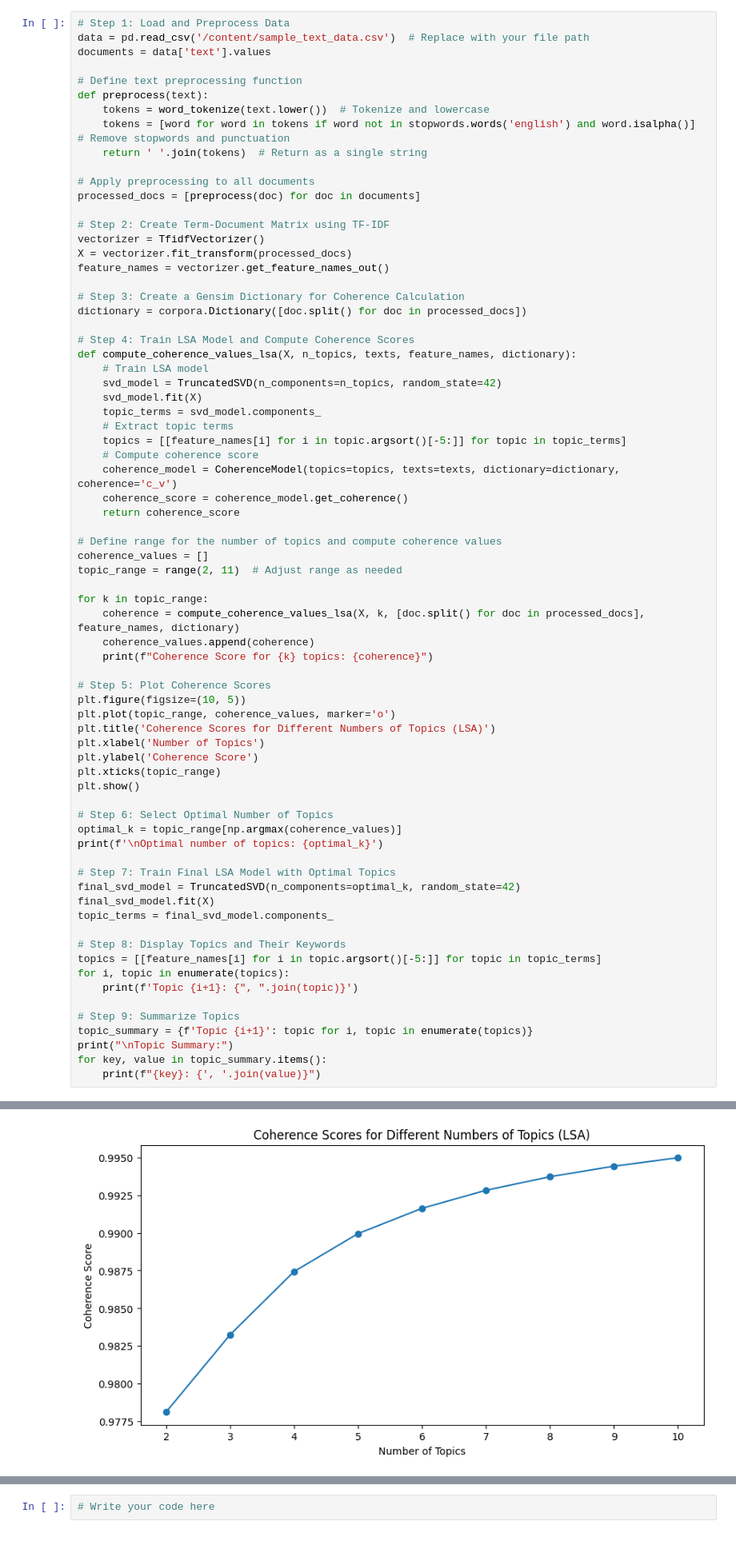
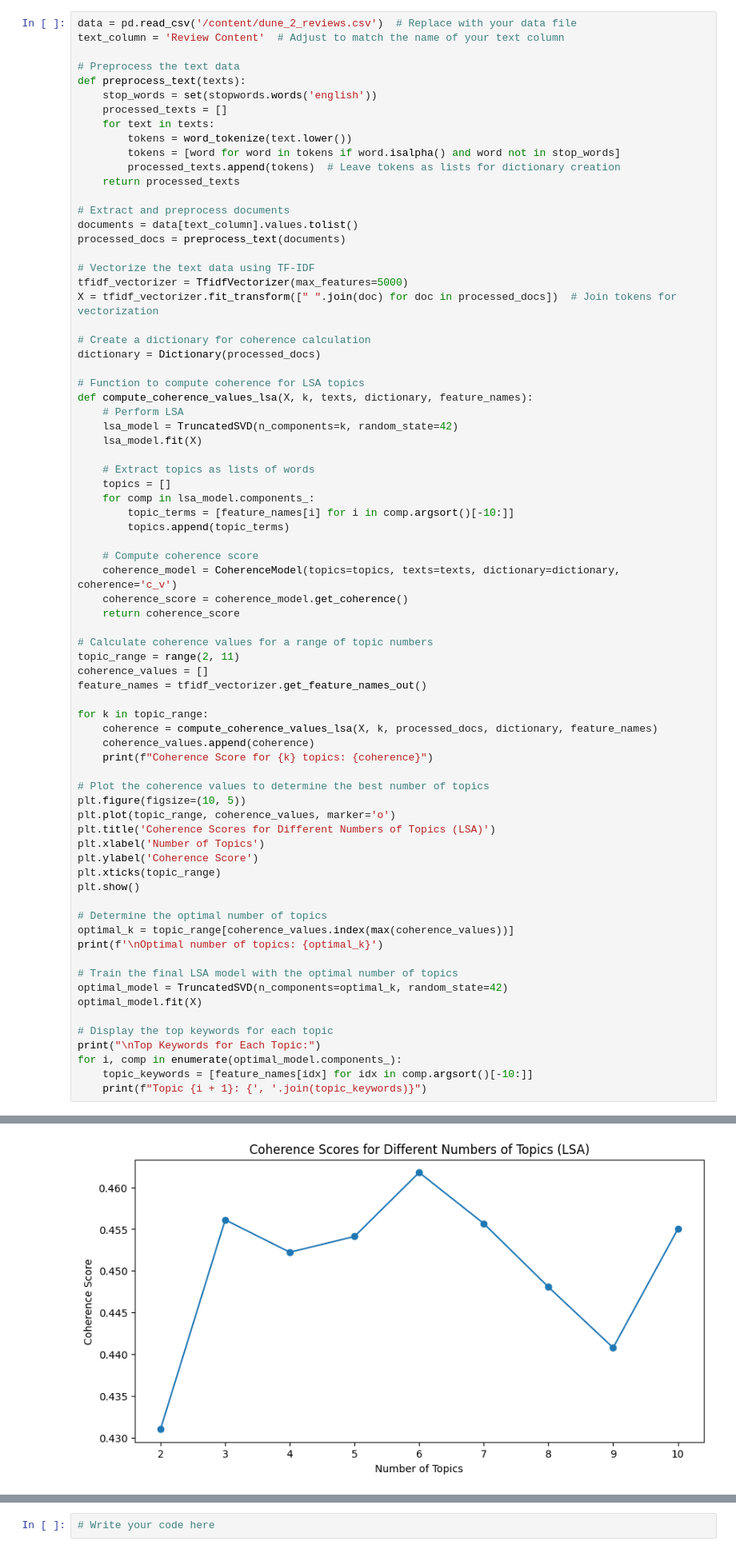
Before and after one commit to Vinuthna06reddy/VinuthnaReddy_INFO5731_FALL2024, a Jupyter notebook: INFO5731_Exercise_4_Updated.ipynb, the cells around one changed output, grey strips where cells are left out. Shown: that part at 80% size. Saved outputs shown, nothing was run; the diff lists cells and outputs as text.

```diff
--- a/INFO5731_Exercise_4_Updated.ipynb
+++ b/INFO5731_Exercise_4_Updated.ipynb
@@ -163,48 +202,56 @@ True
 # %%
-# Step 1: Load and Preprocess Data
-data = pd.read_csv('/content/sample_text_data.csv')  # Replace with your file path
-documents = data['text'].values
+data = pd.read_csv('/content/dune_2_reviews.csv')  # Replace with your data file
+text_column = 'Review Content'  # Adjust to match the name of your text column
 
-# Define text preprocessing function
-def preprocess(text):
-    tokens = word_tokenize(text.lower())  # Tokenize and lowercase
-    tokens = [word for word in tokens if word not in stopwords.words('english') and word.isalpha()]  # Remove stopwords and punctuation
-    return ' '.join(tokens)  # Return as a single string
+# Preprocess the text data
+def preprocess_text(texts):
+    stop_words = set(stopwords.words('english'))
+    processed_texts = []
+    for text in texts:
+        tokens = word_tokenize(text.lower())
+        tokens = [word for word in tokens if word.isalpha() and word not in stop_words]
+        processed_texts.append(tokens)  # Leave tokens as lists for dictionary creation
+    return processed_texts
 
-# Apply preprocessing to all documents
-processed_docs = [preprocess(doc) for doc in documents]
+# Extract and preprocess documents
+documents = data[text_column].values.tolist()
+processed_docs = preprocess_text(documents)
 
-# Step 2: Create Term-Document Matrix using TF-IDF
-vectorizer = TfidfVectorizer()
-X = vectorizer.fit_transform(processed_docs)
-feature_names = vectorizer.get_feature_names_out()
+# Vectorize the text data using TF-IDF
+tfidf_vectorizer = TfidfVectorizer(max_features=5000)
+X = tfidf_vectorizer.fit_transform([" ".join(doc) for doc in processed_docs])  # Join tokens for vectorization
 
-# Step 3: Create a Gensim Dictionary for Coherence Calculation
-dictionary = corpora.Dictionary([doc.split() for doc in processed_docs])
+# Create a dictionary for coherence calculation
+dictionary = Dictionary(processed_docs)
 
-# Step 4: Train LSA Model and Compute Coherence Scores
-def compute_coherence_values_lsa(X, n_topics, texts, feature_names, dictionary):
-    # Train LSA model
-    svd_model = TruncatedSVD(n_components=n_topics, random_state=42)
-    svd_model.fit(X)
-    topic_terms = svd_model.components_
-    # Extract topic terms
-    topics = [[feature_names[i] for i in topic.argsort()[-5:]] for topic in topic_terms]
+# Function to compute coherence for LSA topics
+def compute_coherence_values_lsa(X, k, texts, dictionary, feature_names):
+    # Perform LSA
+    lsa_model = TruncatedSVD(n_components=k, random_state=42)
+    lsa_model.fit(X)
+
+    # Extract topics as lists of words
+    topics = []
+    for comp in lsa_model.components_:
+        topic_terms = [feature_names[i] for i in comp.argsort()[-10:]]
+        topics.append(topic_terms)
+
     # Compute coherence score
     coherence_model = CoherenceModel(topics=topics, texts=texts, dictionary=dictionary, coherence='c_v')
     coherence_score = coherence_model.get_coherence()
     return coherence_score
 
-# Define range for the number of topics and compute coherence values
+# Calculate coherence values for a range of topic numbers
+topic_range = range(2, 11)
 coherence_values = []
-topic_range = range(2, 11)  # Adjust range as needed
+feature_names = tfidf_vectorizer.get_feature_names_out()
 
 for k in topic_range:
-    coherence = compute_coherence_values_lsa(X, k, [doc.split() for doc in processed_docs], feature_names, dictionary)
+    coherence = compute_coherence_values_lsa(X, k, processed_docs, dictionary, feature_names)
     coherence_values.append(coherence)
     print(f"Coherence Score for {k} topics: {coherence}")
 
-# Step 5: Plot Coherence Scores
+# Plot the coherence values to determine the best number of topics
 plt.figure(figsize=(10, 5))
 plt.plot(topic_range, coherence_values, marker='o')
 plt.title('Coherence Scores for Different Numbers of Topics (LSA)')
@@ -213,23 +260,17 @@ plt.ylabel('Coherence Score')
 plt.xticks(topic_range)
 plt.show()
 
-# Step 6: Select Optimal Number of Topics
-optimal_k = topic_range[np.argmax(coherence_values)]
+# Determine the optimal number of topics
+optimal_k = topic_range[coherence_values.index(max(coherence_values))]
 print(f'\nOptimal number of topics: {optimal_k}')
 
-# Step 7: Train Final LSA Model with Optimal Topics
-final_svd_model = TruncatedSVD(n_components=optimal_k, random_state=42)
-final_svd_model.fit(X)
-topic_terms = final_svd_model.components_
+# Train the final LSA model with the optimal number of topics
+optimal_model = TruncatedSVD(n_components=optimal_k, random_state=42)
+optimal_model.fit(X)
 
-# Step 8: Display Topics and Their Keywords
-topics = [[feature_names[i] for i in topic.argsort()[-5:]] for topic in topic_terms]
-for i, topic in enumerate(topics):
-    print(f'Topic {i+1}: {", ".join(topic)}')
-
-# Step 9: Summarize Topics
-topic_summary = {f'Topic {i+1}': topic for i, topic in enumerate(topics)}
-print("\nTopic Summary:")
-for key, value in topic_summary.items():
-    print(f"{key}: {', '.join(value)}")
+# Display the top keywords for each topic
+print("\nTop Keywords for Each Topic:")
+for i, comp in enumerate(optimal_model.components_):
+    topic_keywords = [feature_names[idx] for idx in comp.argsort()[-10:]]
+    print(f"Topic {i + 1}: {', '.join(topic_keywords)}")
 # %% [output]
@@ -245 +286 @@ Coherence Score for 10 topics: 0.9949748179745747
-[figure, old version]
+[figure, new version]
```
Also changed, not shown: parts of 8 cells of this notebook.
